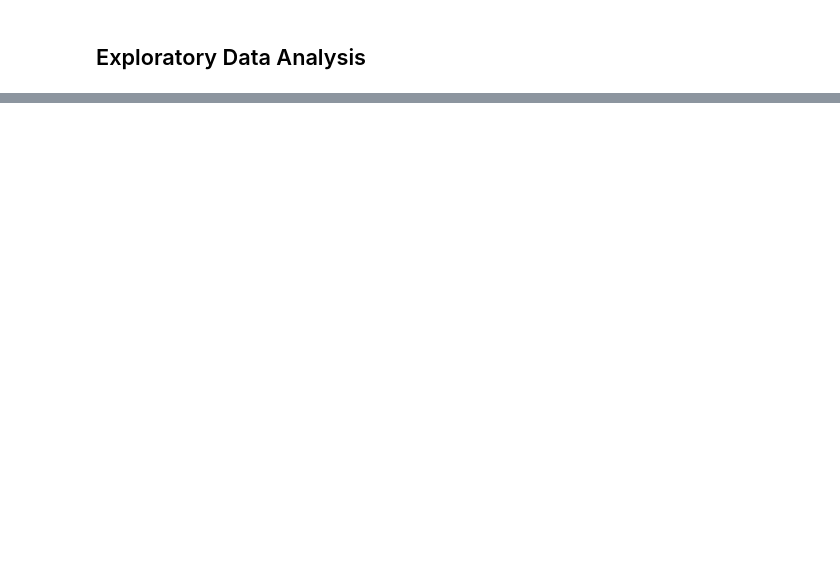
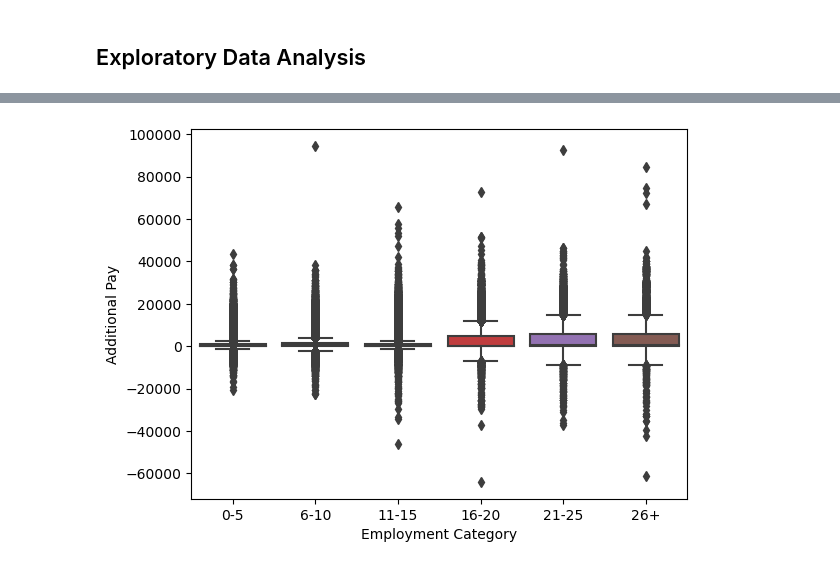
Before and after one commit to Anias-clo/Teacher_Payroll_Analysis, a Jupyter notebook: poc.ipynb, the cells around one changed output, grey strips where cells are left out. Saved outputs shown, nothing was run; the diff lists cells and outputs as text; code cells hidden in the pictures; blank space fills up the shorter version.

```diff
--- a/poc.ipynb
+++ b/poc.ipynb
@@ -38,0 +138,4 @@ sns.boxplot(data=df, y='Salary', x='Employment Category');
+# %%
+sns.boxplot(data=df, y='Additional Pay', x='Employment Category');
+# %% [output]
+[figure, added]
```
Also changed, not shown: parts of 31 cells of this notebook, 8 other files.
